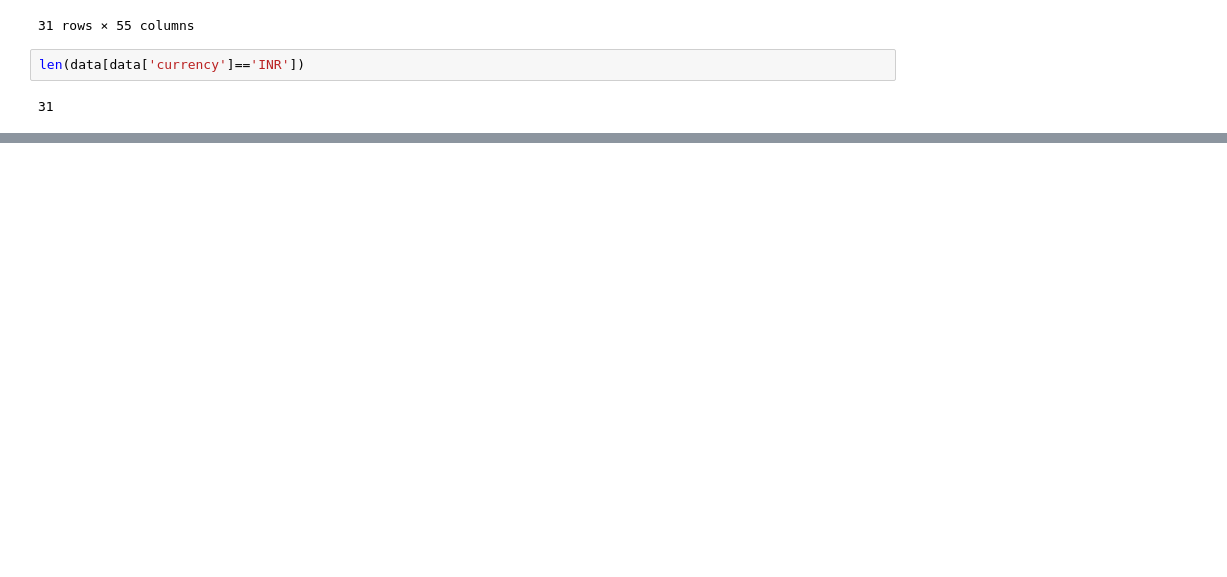
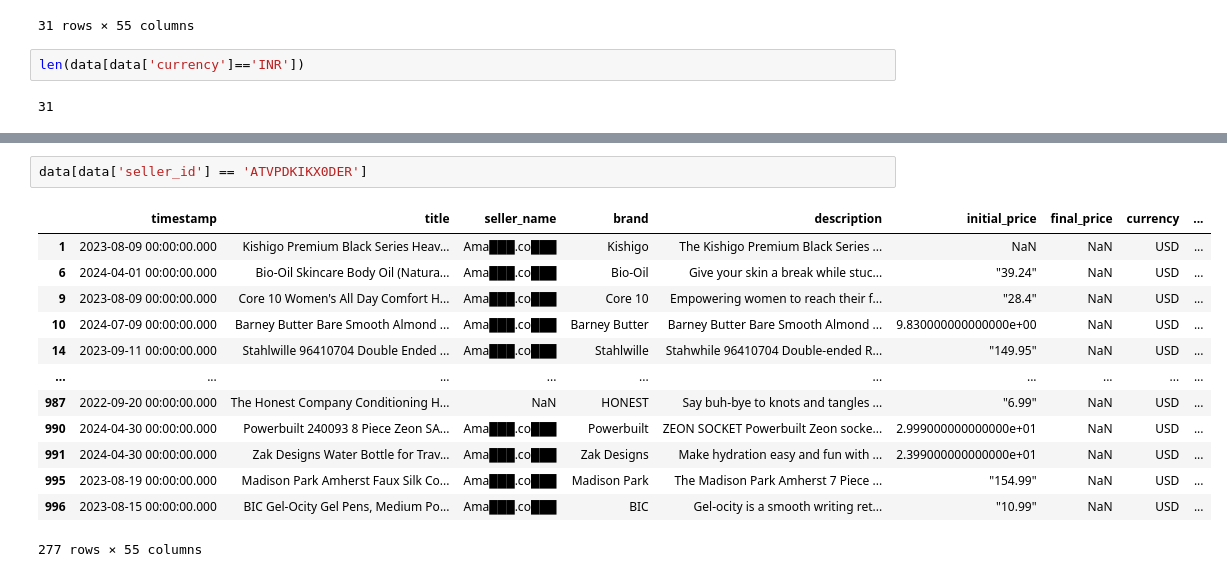
Before and after one commit to Sreenivas77-star/Python, a Jupyter notebook: Ecommerce_Purchase_Project.ipynb, the cells around one changed output, grey strips where cells are left out. Cells and saved outputs as stored; diff of their text form; blank space fills up the shorter version.

```diff
--- a/Ecommerce_Purchase_Project.ipynb
+++ b/Ecommerce_Purchase_Project.ipynb
@@ -185,0 +205,16 @@ len(data[data['currency']=='INR'])
+# %%
+data[data['seller_id'] == 'ATVPDKIKX0DER']
+# %% [output]
+|  | timestamp | title | seller_name | brand | description | initial_price | final_price | currency | ... |
+| 1 | 2023-08-09 00:00:00.000 | Kishigo Premium Black Series Heav... | Ama███.co███ | Kishigo | The Kishigo Premium Black Series ... | NaN | NaN | USD | ... |
+| 6 | 2024-04-01 00:00:00.000 | Bio-Oil Skincare Body Oil (Natura... | Ama███.co███ | Bio-Oil | Give your skin a break while stuc... | "39.24" | NaN | USD | ... |
+| 9 | 2023-08-09 00:00:00.000 | Core 10 Women's All Day Comfort H... | Ama███.co███ | Core 10 | Empowering women to reach their f... | "28.4" | NaN | USD | ... |
+| 10 | 2024-07-09 00:00:00.000 | Barney Butter Bare Smooth Almond ... | Ama███.co███ | Barney Butter | Barney Butter Bare Smooth Almond ... | 9.830000000000000e+00 | NaN | USD | ... |
+| 14 | 2023-09-11 00:00:00.000 | Stahlwille 96410704 Double Ended ... | Ama███.co███ | Stahlwille | Stahwhile 96410704 Double-ended R... | "149.95" | NaN | USD | ... |
+| ... | ... | ... | ... | ... | ... | ... | ... | ... | ... |
+| 987 | 2022-09-20 00:00:00.000 | The Honest Company Conditioning H... | NaN | HONEST | Say buh-bye to knots and tangles ... | "6.99" | NaN | USD | ... |
+| 990 | 2024-04-30 00:00:00.000 | Powerbuilt 240093 8 Piece Zeon SA... | Ama███.co███ | Powerbuilt | ZEON SOCKET Powerbuilt Zeon socke... | 2.999000000000000e+01 | NaN | USD | ... |
+| 991 | 2024-04-30 00:00:00.000 | Zak Designs Water Bottle for Trav... | Ama███.co███ | Zak Designs | Make hydration easy and fun with ... | 2.399000000000000e+01 | NaN | USD | ... |
+| 995 | 2023-08-19 00:00:00.000 | Madison Park Amherst Faux Silk Co... | Ama███.co███ | Madison Park | The Madison Park Amherst 7 Piece ... | "154.99" | NaN | USD | ... |
+| 996 | 2023-08-15 00:00:00.000 | BIC Gel-Ocity Gel Pens, Medium Po... | Ama███.co███ | BIC | Gel-ocity is a smooth writing ret... | "10.99" | NaN | USD | ... |
+277 rows × 55 columns
```
Also changed, not shown: parts of 4 cells of this notebook.
